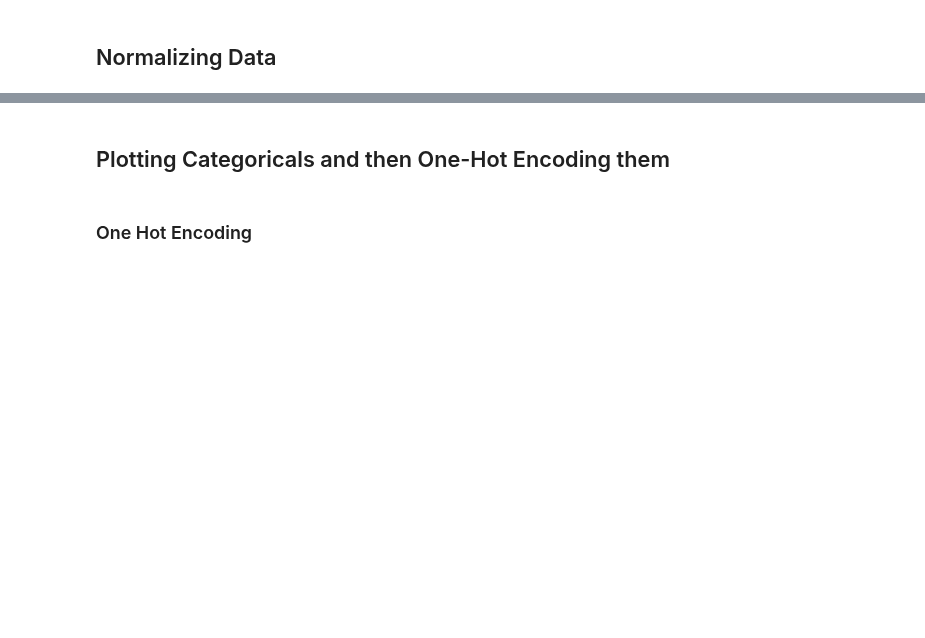
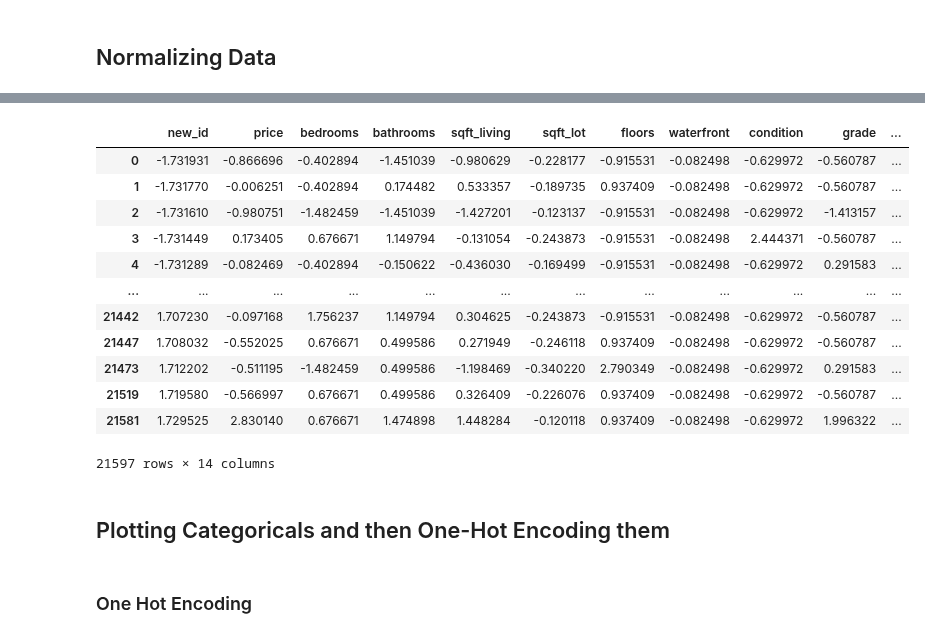
Before and after one commit to jxn628/dsc-home-price-analysis, a Jupyter notebook: student.ipynb, the cells around one changed output, grey strips where cells are left out. Saved outputs shown, nothing was run; the diff lists cells and outputs as text; code cells hidden in the pictures; blank space fills up the shorter version.

```diff
--- a/student.ipynb
+++ b/student.ipynb
@@ -503,3 +574,20 @@ data
+# %%
+df_norm = norm_feat(data)
+df_norm
+# %% [output]
+|  | new_id | price | bedrooms | bathrooms | sqft_living | sqft_lot | floors | waterfront | condition | grade | ... |
+| 0 | -1.731931 | -0.866696 | -0.402894 | -1.451039 | -0.980629 | -0.228177 | -0.915531 | -0.082498 | -0.629972 | -0.560787 | ... |
+| 1 | -1.731770 | -0.006251 | -0.402894 | 0.174482 | 0.533357 | -0.189735 | 0.937409 | -0.082498 | -0.629972 | -0.560787 | ... |
+| 2 | -1.731610 | -0.980751 | -1.482459 | -1.451039 | -1.427201 | -0.123137 | -0.915531 | -0.082498 | -0.629972 | -1.413157 | ... |
+| 3 | -1.731449 | 0.173405 | 0.676671 | 1.149794 | -0.131054 | -0.243873 | -0.915531 | -0.082498 | 2.444371 | -0.560787 | ... |
+| 4 | -1.731289 | -0.082469 | -0.402894 | -0.150622 | -0.436030 | -0.169499 | -0.915531 | -0.082498 | -0.629972 | 0.291583 | ... |
+| ... | ... | ... | ... | ... | ... | ... | ... | ... | ... | ... | ... |
+| 21442 | 1.707230 | -0.097168 | 1.756237 | 1.149794 | 0.304625 | -0.243873 | -0.915531 | -0.082498 | -0.629972 | -0.560787 | ... |
+| 21447 | 1.708032 | -0.552025 | 0.676671 | 0.499586 | 0.271949 | -0.246118 | 0.937409 | -0.082498 | -0.629972 | -0.560787 | ... |
+| 21473 | 1.712202 | -0.511195 | -1.482459 | 0.499586 | -1.198469 | -0.340220 | 2.790349 | -0.082498 | -0.629972 | 0.291583 | ... |
+| 21519 | 1.719580 | -0.566997 | 0.676671 | 0.499586 | 0.326409 | -0.226076 | 0.937409 | -0.082498 | -0.629972 | -0.560787 | ... |
+| 21581 | 1.729525 | 2.830140 | 0.676671 | 1.474898 | 1.448284 | -0.120118 | 0.937409 | -0.082498 | -0.629972 | 1.996322 | ... |
+21597 rows × 14 columns
 # %%
 sns.pairplot(data)
 # %%
```
Also changed, not shown: parts of 46 cells of this notebook.
